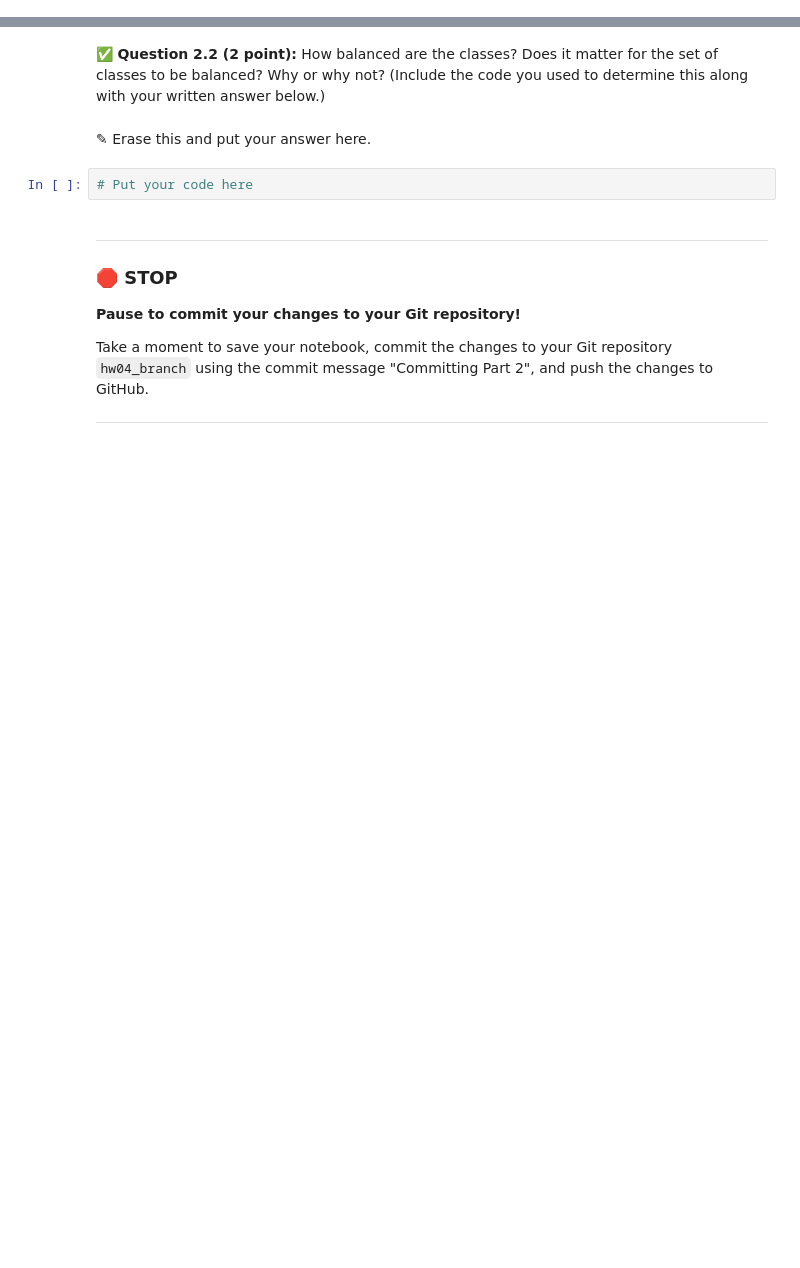
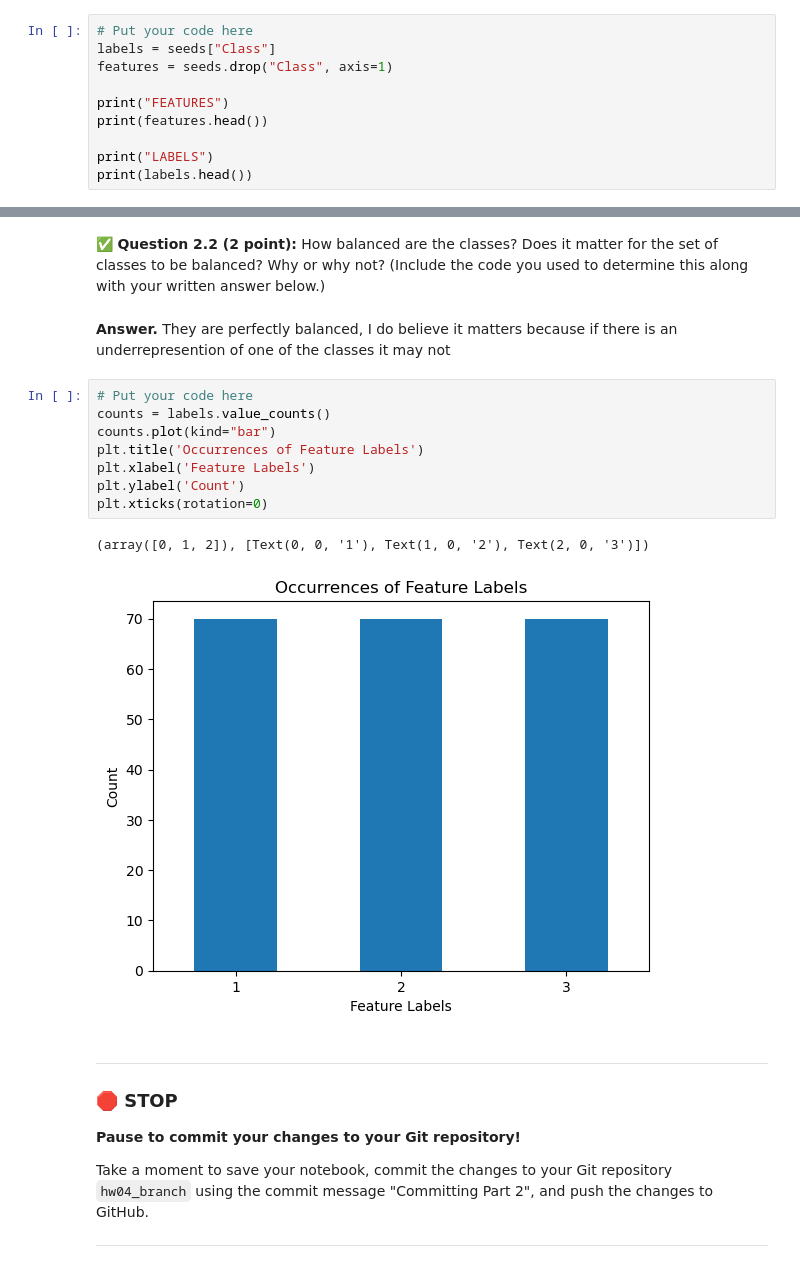
Before and after one commit to nathanjtaylor/CMSE202-f24-turnin, a Jupyter notebook: hw-04/hw-04.ipynb, the cells around one changed output, grey strips where cells are left out. Cells and saved outputs as stored; diff of their text form; blank space fills up the shorter version.

```diff
--- a/hw-04/hw-04.ipynb
+++ b/hw-04/hw-04.ipynb
@@ -107,0 +131,10 @@ As we've seen when working with `sklearn` it can be much easier to work with the
+# %%
+# Put your code here
+labels = seeds["Class"]
+features = seeds.drop("Class", axis=1)
+
+print("FEATURES")
+print(features.head())
+
+print("LABELS")
+print(labels.head())
@@ -108,9 +156,18 @@ As we've seen when working with `sklearn` it can be much easier to work with the
 # %% [markdown]
 &#9989; **Question 2.2 (2 point):** How balanced are the classes? Does it matter for the set of classes to be balanced? Why or why not? (Include the code you used to determine this along with your written answer below.)
-# %% [markdown]
-<font size=+3>&#9998;</font> Erase this and put your answer here.
-# %%
-# Put your code here
+# %% [markdown]
+**Answer.** They are perfectly balanced, I do believe it matters because if there is an underrepresention of one of the classes it may not
+# %%
+# Put your code here
+counts = labels.value_counts()
+counts.plot(kind="bar")
+plt.title('Occurrences of Feature Labels')
+plt.xlabel('Feature Labels')
+plt.ylabel('Count')
+plt.xticks(rotation=0)
+# %% [output]
+(array([0, 1, 2]), [Text(0, 0, '1'), Text(1, 0, '2'), Text(2, 0, '3')])
+[figure, added]
 # %% [markdown]
 ---
 ### &#128721; STOP
```
Also changed, not shown: parts of 12 cells of this notebook, 1 other file.
